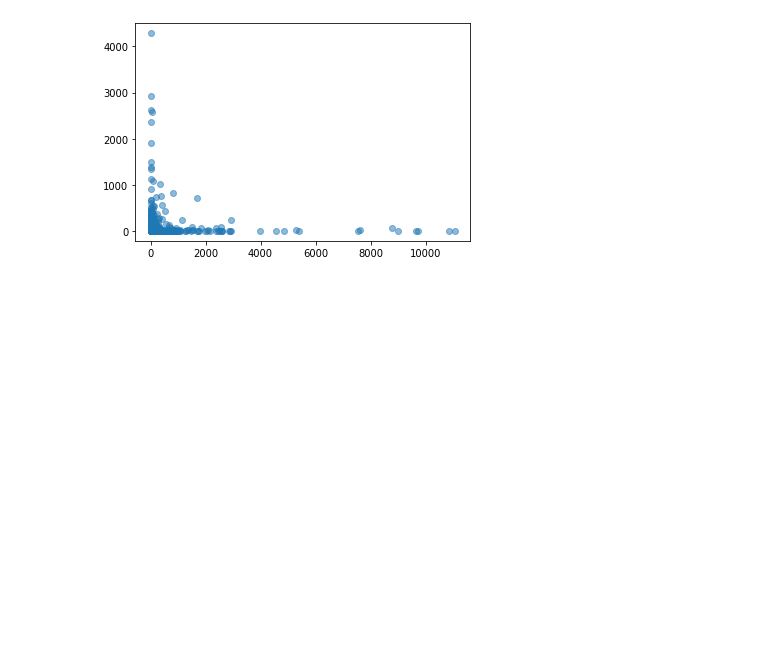
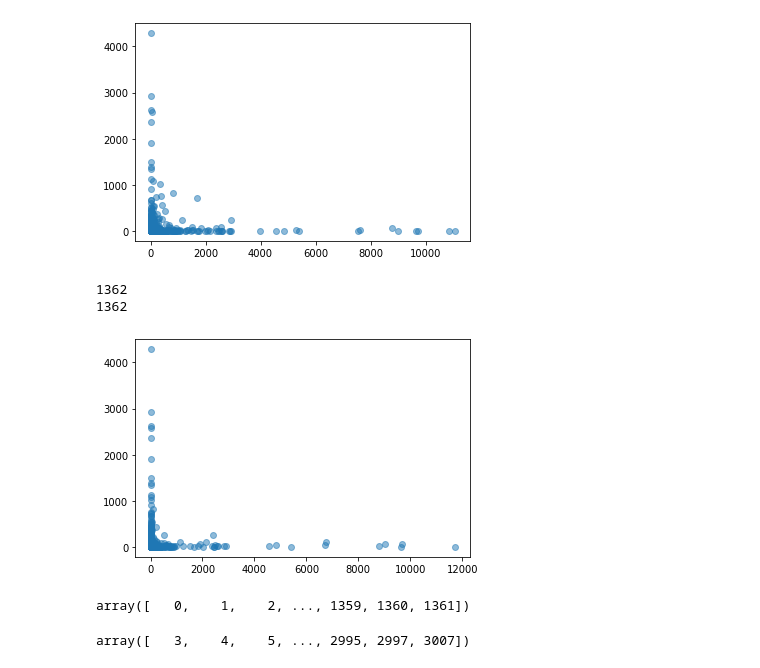
Before and after one commit to realmarcin/KE, a Jupyter notebook: src/viz/compare_interpro_vs_eggnog.ipynb, the cells around one changed output. Drawn from its saved outputs; the diff is of its cells as text; code cells hidden in the pictures; blank space fills up the shorter version.

Commit message:
with same order

```diff
--- a/src/viz/compare_interpro_vs_eggnog.ipynb
+++ b/src/viz/compare_interpro_vs_eggnog.ipynb
@@ -63,11 +63,18 @@ x = df.columns.values[2:]
 y = df_new.loc[:,0].values
 lenx = len(x)
 leny = len(y)
+print(lenx)
+print(leny)
 if(lenx < leny):
     indices = np.where(np.in1d(x, y))[0]
     indices2 = np.where(np.in1d(y, x))[0]
+    index_2ary = np.where(np.in1d(x[indices], y[indices2]))[0]
 else:
     indices = np.where(np.in1d(y, x))[0]
     indices2 = np.where(np.in1d(x, y))[0]
-indices
+    index_2ary = np.where(np.in1d(y[indices], x[indices2]))[0]
+print(len(indices))
+print(len(indices2))
+print(len(index_2ary))
+indices2
 # %% [output]
@@ -93,3 +131,29 @@ plt.scatter(x_data, y_data, alpha=0.5)
 plt.show()
 # %% [output]
 [figure]
+# %%
+#with same order
+if(lenx < leny):
+    x_data_sort = df.iloc[10].values[2:][np.argsort(indices)]
+    y_data_sort = df_new.loc[:,3].values[indices2]
+else:
+    x_data_sort = df.iloc[10].values[2:][np.argsort(indices2)]
+    y_data_sort = df_new.loc[:,3].values[indices]
+print(len(x_data_sort))
+print(len(y_data_sort))
+# %% [output]
+1362
+1362
+# %%
+plt.scatter(x_data_sort, y_data_sort, alpha=0.5)
+plt.show()
+# %% [output]
+[figure, added]
+# %%
+np.argsort(indices)
+# %% [output]
+array([   0,    1,    2, ..., 1359, 1360, 1361])
+# %%
+indices2
+# %% [output]
+array([   3,    4,    5, ..., 2995, 2997, 3007])
```
Also changed, not shown: parts of 9 cells of this notebook.
